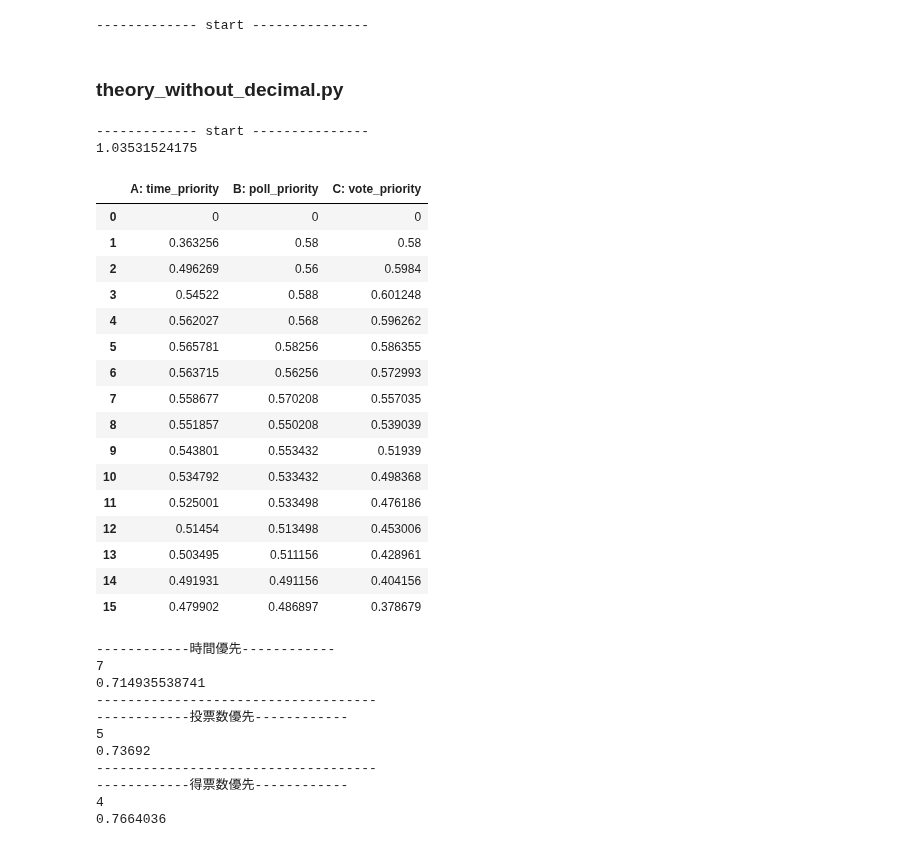
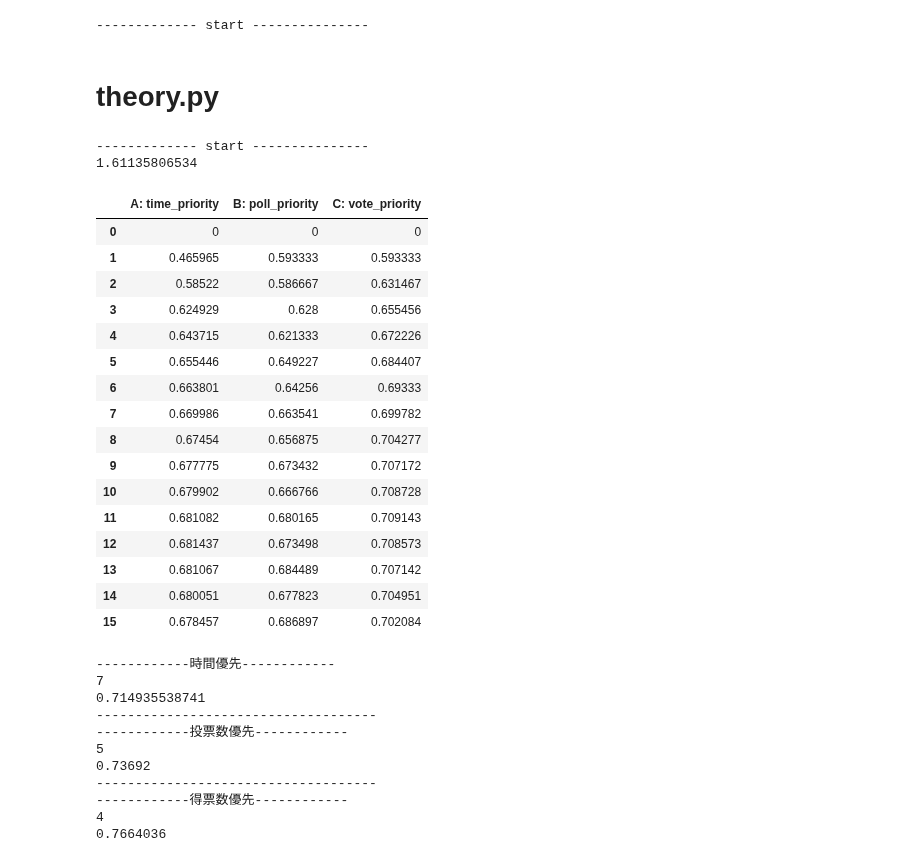
Before and after one commit to k33asby/opinion-aggregation-experiment, a Jupyter notebook: py/simulation.ipynb, the cells around one changed output. Cells and saved outputs as stored; diff of their text form; code cells hidden in the pictures.

Commit message:
Add theory_with_uniform.py

```diff
--- a/py/simulation.ipynb
+++ b/py/simulation.ipynb
@@ -181,7 +181,7 @@ lambda_poisson = Decimal(5)
 # %% [output]
 ------------- start ---------------
 # %% [markdown]
-### theory_without_decimal.py
+# theory.py
 # %%
 def poisson_probability(n, t, lambda_poisson):
     return math.e**(-lambda_poisson * t) * (lambda_poisson * t)**n / math.factorial(n)
@@ -393,43 +393,42 @@ def plot_method4(T1, w, p, lambda_poisson, s_time, t_time):
     plt.show()
 # %%
 print "------------- start ---------------"
-w = 0.02
+w = 0.01
 p = 0.6
-lambda_poisson = 1
+lambda_poisson = 1.5
 
 arr_2 = range(0, 16)
 
-print method4(2, 3, w, p, lambda_poisson)
 # poll_priority_method(10, w, p, lambda_poisson)
 # plot_time_priority(w, p, lambda_poisson, 0, 50)
 # plot_poll_priority(w, p, lambda_poisson, 0, 50)
 # plot_vote_priority(w, p, lambda_poisson, 0, 50)
 fundamental_df = pd.DataFrame({
     'A: time_priority': [time_priority_method(int(t), w, p, lambda_poisson) for t in arr_2],
     'B: poll_priority': [poll_priority_method(n, w, p, lambda_poisson) for n in arr_2],
     'C: vote_priority': [vote_priority_method(k, w, p, lambda_poisson) for k in arr_2]
 })
 fundamental_df.style.highlight_max()
 # %% [output]
 ------------- start ---------------
-1.03531524175
+1.61135806534
 |  | A: time_priority | B: poll_priority | C: vote_priority |
 | 0 | 0 | 0 | 0 |
-| 1 | 0.363256 | 0.58 | 0.58 |
-| 2 | 0.496269 | 0.56 | 0.5984 |
-| 3 | 0.54522 | 0.588 | 0.601248 |
-| 4 | 0.562027 | 0.568 | 0.596262 |
-| 5 | 0.565781 | 0.58256 | 0.586355 |
-| 6 | 0.563715 | 0.56256 | 0.572993 |
-| 7 | 0.558677 | 0.570208 | 0.557035 |
-| 8 | 0.551857 | 0.550208 | 0.539039 |
-| 9 | 0.543801 | 0.553432 | 0.51939 |
-| 10 | 0.534792 | 0.533432 | 0.498368 |
-| 11 | 0.525001 | 0.533498 | 0.476186 |
-| 12 | 0.51454 | 0.513498 | 0.453006 |
-| 13 | 0.503495 | 0.511156 | 0.428961 |
-| 14 | 0.491931 | 0.491156 | 0.404156 |
-| 15 | 0.479902 | 0.486897 | 0.378679 |
+| 1 | 0.465965 | 0.593333 | 0.593333 |
+| 2 | 0.58522 | 0.586667 | 0.631467 |
+| 3 | 0.624929 | 0.628 | 0.655456 |
+| 4 | 0.643715 | 0.621333 | 0.672226 |
+| 5 | 0.655446 | 0.649227 | 0.684407 |
+| 6 | 0.663801 | 0.64256 | 0.69333 |
+| 7 | 0.669986 | 0.663541 | 0.699782 |
+| 8 | 0.67454 | 0.656875 | 0.704277 |
+| 9 | 0.677775 | 0.673432 | 0.707172 |
+| 10 | 0.679902 | 0.666766 | 0.708728 |
+| 11 | 0.681082 | 0.680165 | 0.709143 |
+| 12 | 0.681437 | 0.673498 | 0.708573 |
+| 13 | 0.681067 | 0.684489 | 0.707142 |
+| 14 | 0.680051 | 0.677823 | 0.704951 |
+| 15 | 0.678457 | 0.686897 | 0.702084 |
 # %%
 w = 0.02
 p = 0.7
```
Also changed, not shown: parts of 1 cell of this notebook, 2 other files.
